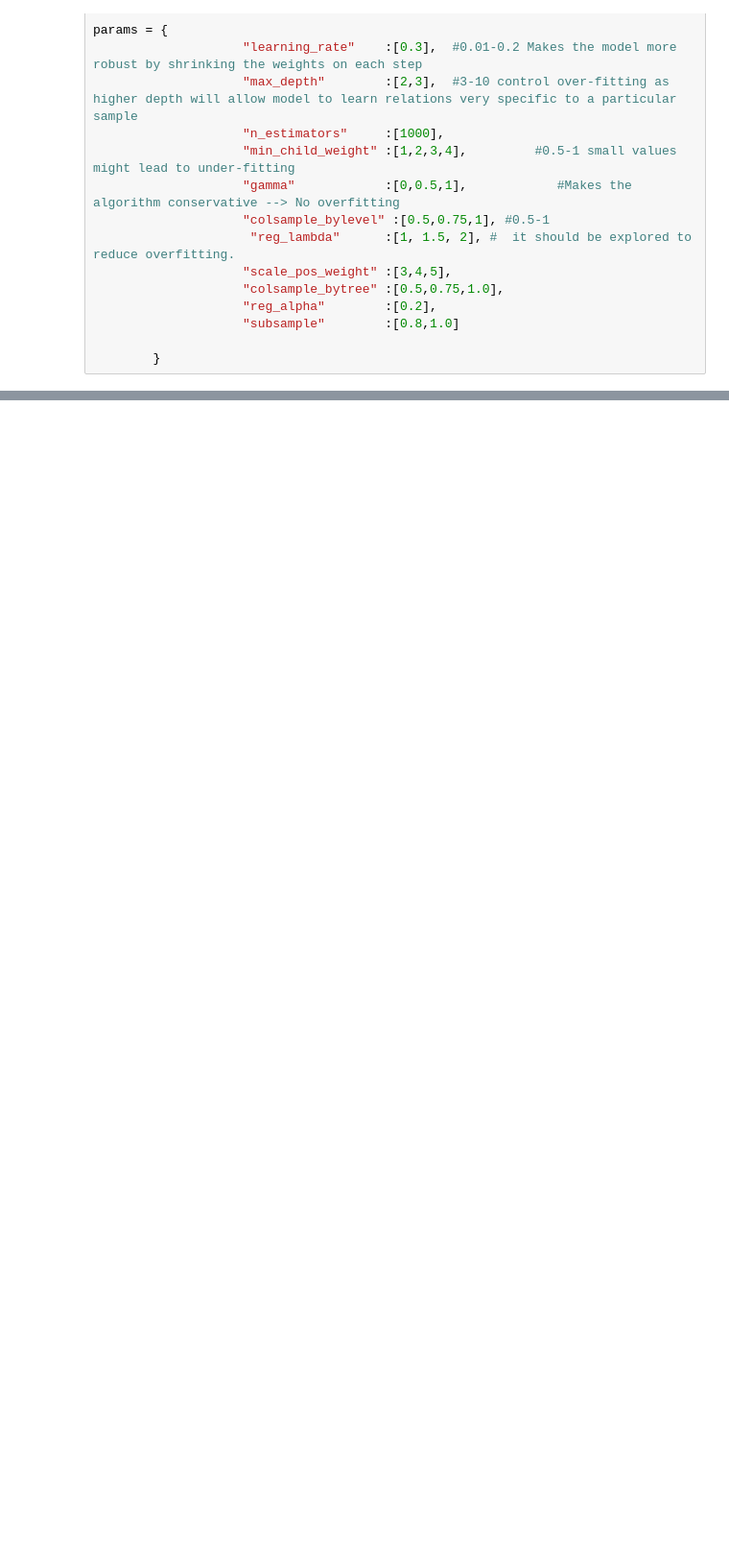
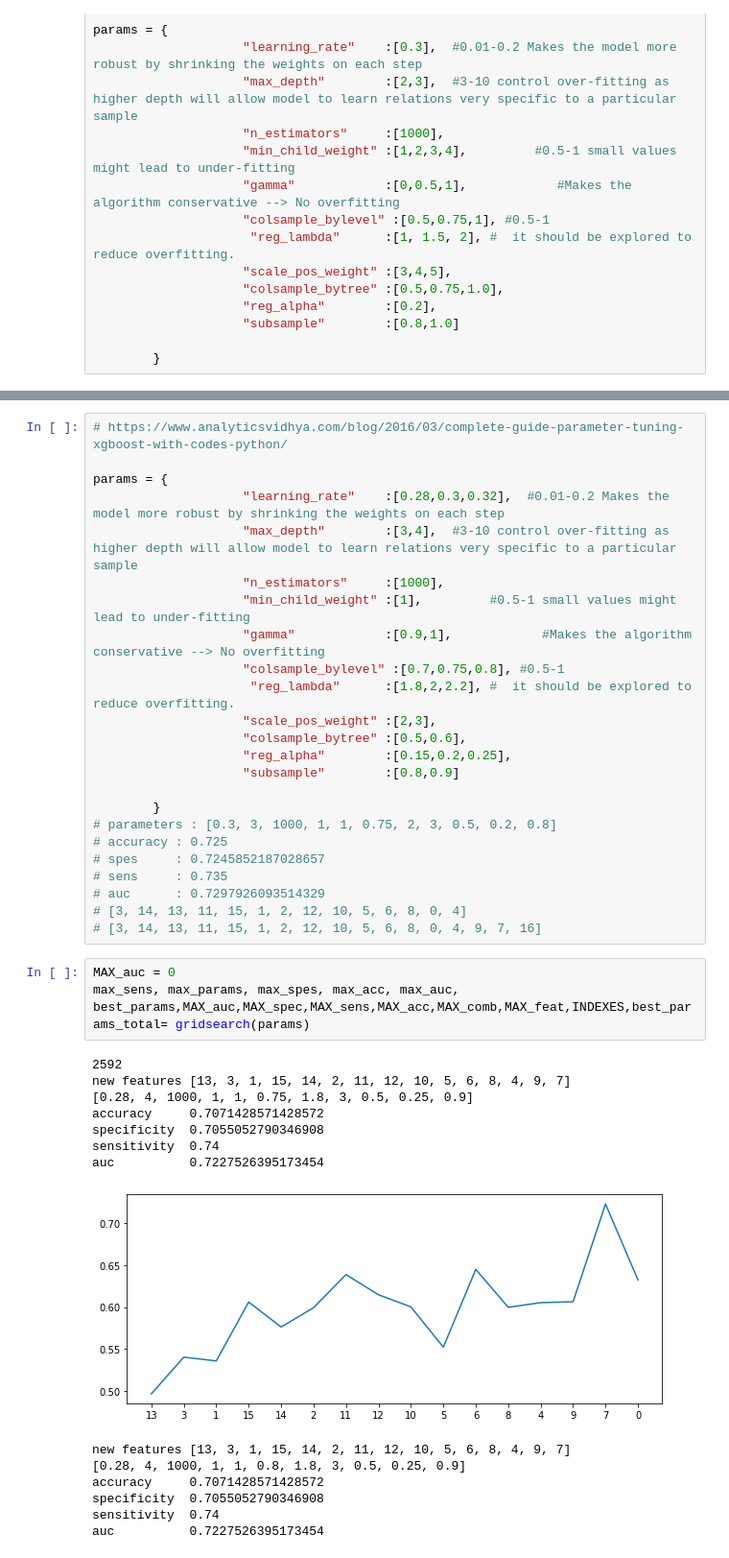
Before and after one commit to konstantinasfr/Explainable-XGBoost-for-CVD, a Jupyter notebook: Cvd/feat_sel+vot+ear_st lr=0,5-0,1.ipynb, the cells around one changed output, grey strips where cells are left out. Shown at 96% size. Saved outputs shown, nothing was run; the diff lists cells and outputs as text; blank space fills up the shorter version.

```diff
--- a/Cvd/feat_sel+vot+ear_st lr=0,5-0,1.ipynb
+++ b/Cvd/feat_sel+vot+ear_st lr=0,5-0,1.ipynb
@@ -1191,0 +1291,42 @@ max_sens, max_params, max_spes, max_acc, max_auc, best_params,MAX_auc,MAX_spec,M
+# %%
+# https://www.analyticsvidhya.com/blog/2016/03/complete-guide-parameter-tuning-xgboost-with-codes-python/
+
+params = {
+                    "learning_rate"    :[0.28,0.3,0.32],  #0.01-0.2 Makes the model more robust by shrinking the weights on each step
+                    "max_depth"        :[3,4],  #3-10 control over-fitting as higher depth will allow model to learn relations very specific to a particular sample
+                    "n_estimators"     :[1000],
+                    "min_child_weight" :[1],         #0.5-1 small values might lead to under-fitting
+                    "gamma"            :[0.9,1],            #Makes the algorithm conservative --> No overfitting
+                    "colsample_bylevel" :[0.7,0.75,0.8], #0.5-1
+                     "reg_lambda"      :[1.8,2,2.2], #  it should be explored to reduce overfitting.
+                    "scale_pos_weight" :[2,3],
+                    "colsample_bytree" :[0.5,0.6],
+                    "reg_alpha"        :[0.15,0.2,0.25],
+                    "subsample"        :[0.8,0.9]
+
+        }
+# parameters : [0.3, 3, 1000, 1, 1, 0.75, 2, 3, 0.5, 0.2, 0.8]
+# accuracy : 0.725
+# spes     : 0.7245852187028657
+# sens     : 0.735
+# auc      : 0.7297926093514329
+# [3, 14, 13, 11, 15, 1, 2, 12, 10, 5, 6, 8, 0, 4]
+# [3, 14, 13, 11, 15, 1, 2, 12, 10, 5, 6, 8, 0, 4, 9, 7, 16]
+# %%
+MAX_auc = 0
+max_sens, max_params, max_spes, max_acc, max_auc, best_params,MAX_auc,MAX_spec,MAX_sens,MAX_acc,MAX_comb,MAX_feat,INDEXES,best_params_total= gridsearch(params)
+# %% [output]
+2592
+new features [13, 3, 1, 15, 14, 2, 11, 12, 10, 5, 6, 8, 4, 9, 7]
+[0.28, 4, 1000, 1, 1, 0.75, 1.8, 3, 0.5, 0.25, 0.9]
+accuracy     0.7071428571428572
+specificity  0.7055052790346908
+sensitivity  0.74
+auc          0.7227526395173454
+[figure, added]
+new features [13, 3, 1, 15, 14, 2, 11, 12, 10, 5, 6, 8, 4, 9, 7]
+[0.28, 4, 1000, 1, 1, 0.8, 1.8, 3, 0.5, 0.25, 0.9]
+accuracy     0.7071428571428572
+specificity  0.7055052790346908
+sensitivity  0.74
+auc          0.7227526395173454
```
Also changed, not shown: parts of 9 cells of this notebook, 13 other files.
